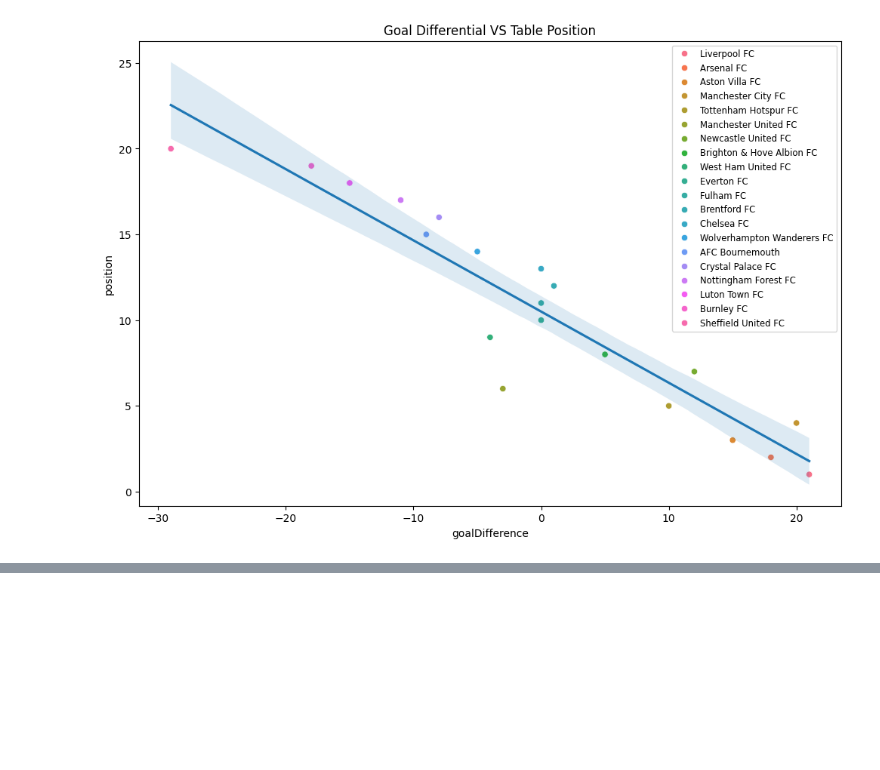
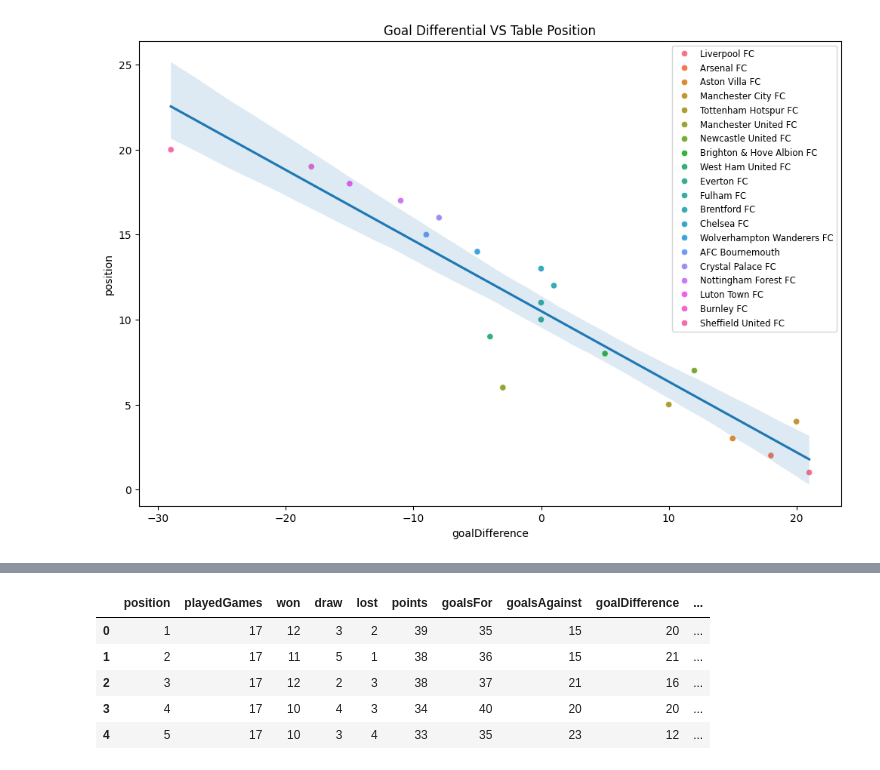
Before and after one commit to myerscody16/Sports_Prediction, a Jupyter notebook: code/data_analysis.ipynb, the cells around one changed output, grey strips where cells are left out. Cells and saved outputs as stored; diff of their text form; code cells hidden in the pictures; blank space fills up the shorter version.

```diff
--- a/code/data_analysis.ipynb
+++ b/code/data_analysis.ipynb
@@ -70,0 +61,18 @@ match_df.head()
+# %%
+all_year_standings = pd.DataFrame(columns=['position', 'playedGames', 'won', 'draw', 'lost', 'points', 'goalsFor',
+       'goalsAgainst', 'goalDifference', 'team.id', 'team.name', 'form_value', 'season'])
+
+
+for file in os.listdir('../data/source/'):
+    if 'standings' in file:
+        df_ = pd.read_csv('../data/source/'+file, index_col=0)
+        df_['season'] = file.split('_')[0]
+        all_year_standings = pd.concat([df_, all_year_standings], ignore_index=True)
+all_year_standings.head()
+# %% [output]
+|  | position | playedGames | won | draw | lost | points | goalsFor | goalsAgainst | goalDifference | ... |
+| 0 | 1 | 17 | 12 | 3 | 2 | 39 | 35 | 15 | 20 | ... |
+| 1 | 2 | 17 | 11 | 5 | 1 | 38 | 36 | 15 | 21 | ... |
+| 2 | 3 | 17 | 12 | 2 | 3 | 38 | 37 | 21 | 16 | ... |
+| 3 | 4 | 17 | 10 | 4 | 3 | 34 | 40 | 20 | 20 | ... |
+| 4 | 5 | 17 | 10 | 3 | 4 | 33 | 35 | 23 | 12 | ... |
```
Also changed, not shown: parts of 4 cells of this notebook, 1 other file.
